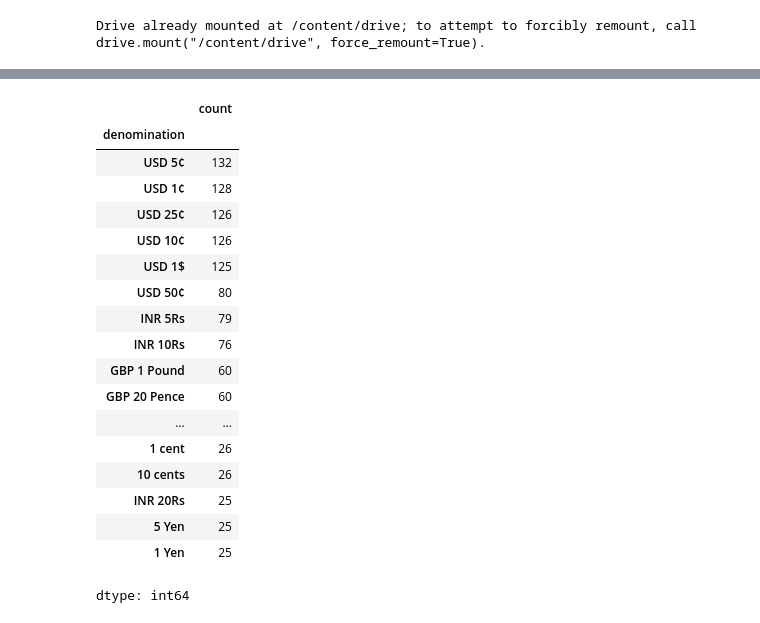
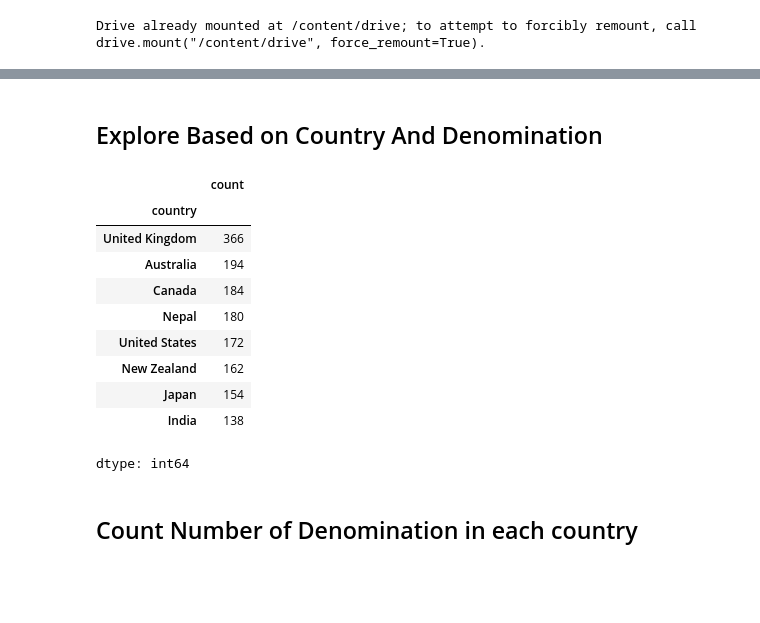
Before and after one commit to 8dsasb/CoinClassifier, a Jupyter notebook: data_exploration.ipynb, the cells around one changed output, grey strips where cells are left out. Drawn from its saved outputs; the diff is of its cells as text; code cells hidden in the pictures; blank space fills up the shorter version.

```diff
--- a/data_exploration.ipynb
+++ b/data_exploration.ipynb
@@ -224,23 +144 @@ df
-# %%
-df['denomination'].value_counts()
-# %% [output]
-|  | count |
-| denomination |  |
-| USD 5¢ | 132 |
-| USD 1¢ | 128 |
-| USD 25¢ | 126 |
-| USD 10¢ | 126 |
-| USD 1$ | 125 |
-| USD 50¢ | 80 |
-| INR 5Rs | 79 |
-| INR 10Rs | 76 |
-| GBP 1 Pound | 60 |
-| GBP 20 Pence | 60 |
-| ... | ... |
-| 1 cent | 26 |
-| 10 cents | 26 |
-| INR 20Rs | 25 |
-| 5 Yen | 25 |
-| 1 Yen | 25 |
-dtype: int64
 # %%
@@ -247,0 +146,24 @@ df.to_csv('coins_info.csv', index=False,)
+# %% [markdown]
+## Explore Based on Country And Denomination
+# %%
+csv_path = os.path.join(folder_path, 'coins_dataset.csv')
+df = pd.read_csv(csv_path)
+# %%
+def count_by_country(df):
+  return df['country'].value_counts()
+# %%
+count_by_country(df)
+# %% [output]
+|  | count |
+| country |  |
+| United Kingdom | 366 |
+| Australia | 194 |
+| Canada | 184 |
+| Nepal | 180 |
+| United States | 172 |
+| New Zealand | 162 |
+| Japan | 154 |
+| India | 138 |
+dtype: int64
+# %% [markdown]
+## Count Number of Denomination in each country
```
Also changed, not shown: parts of 21 cells of this notebook.
